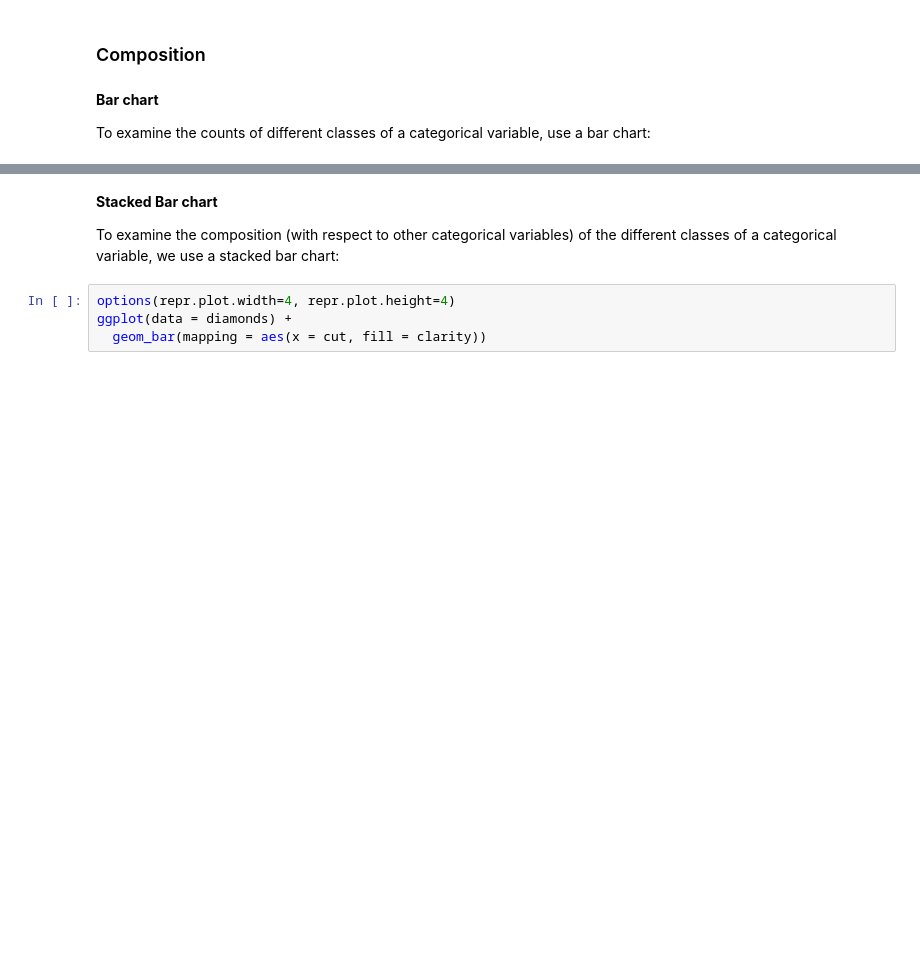
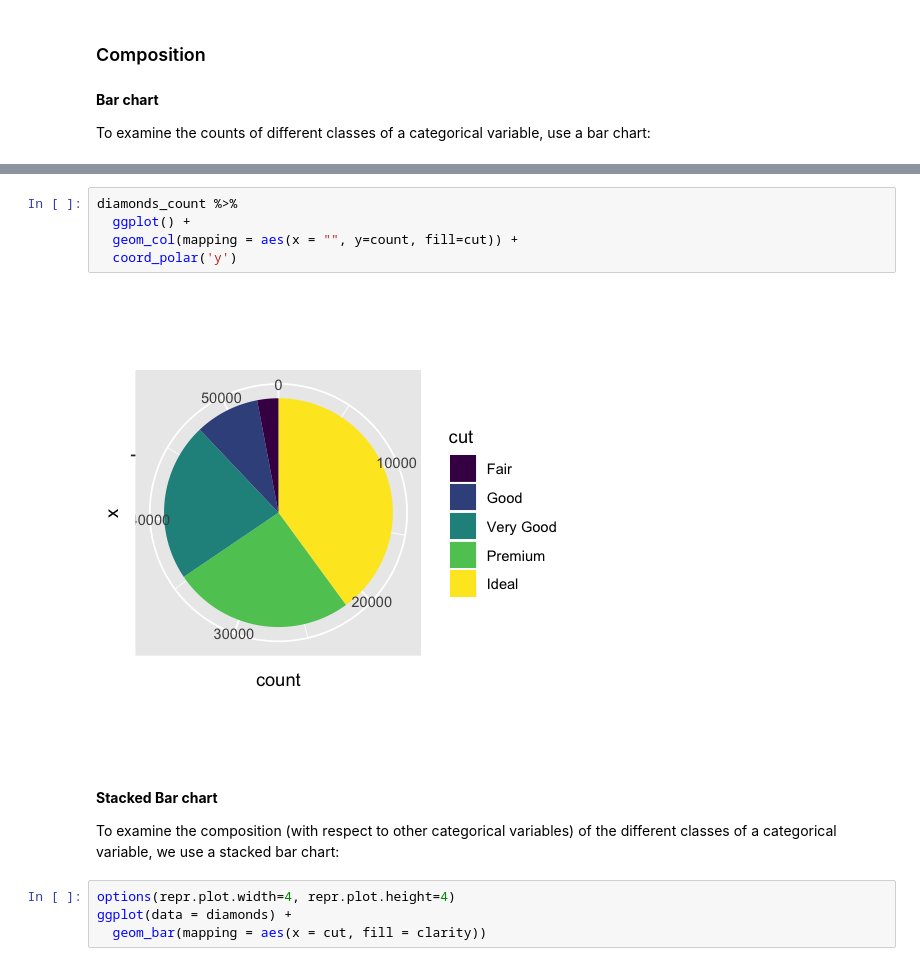
Before and after one commit to wi3jmu/AIS2020, a Jupyter notebook: notebooks/AIS_W04_SS20_data_vis.ipynb, the cells around one changed output, grey strips where cells are left out. Cells and saved outputs as stored; diff of their text form; blank space fills up the shorter version.

```diff
--- a/notebooks/AIS_W04_SS20_data_vis.ipynb
+++ b/notebooks/AIS_W04_SS20_data_vis.ipynb
@@ -189,3 +222,10 @@ The algorithm used to calculate new values for a graph is called a stat, short f
+# %%
+diamonds_count %>%
+  ggplot() +
+  geom_col(mapping = aes(x = "", y=count, fill=cut)) +
+  coord_polar('y')
+# %% [output]
+[figure, added]
 # %% [markdown]
 __Stacked Bar chart__
 
```
Also changed, not shown: parts of 28 cells of this notebook.
